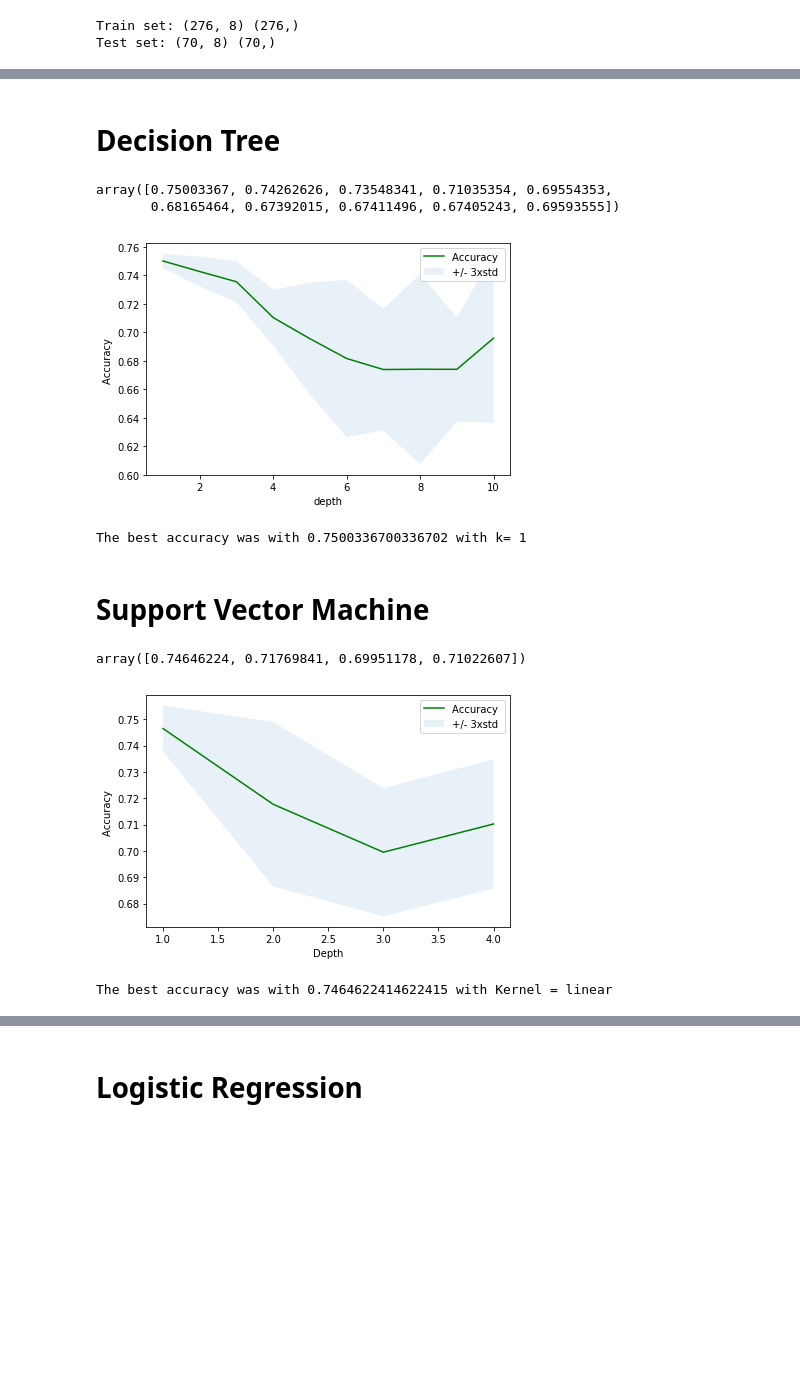
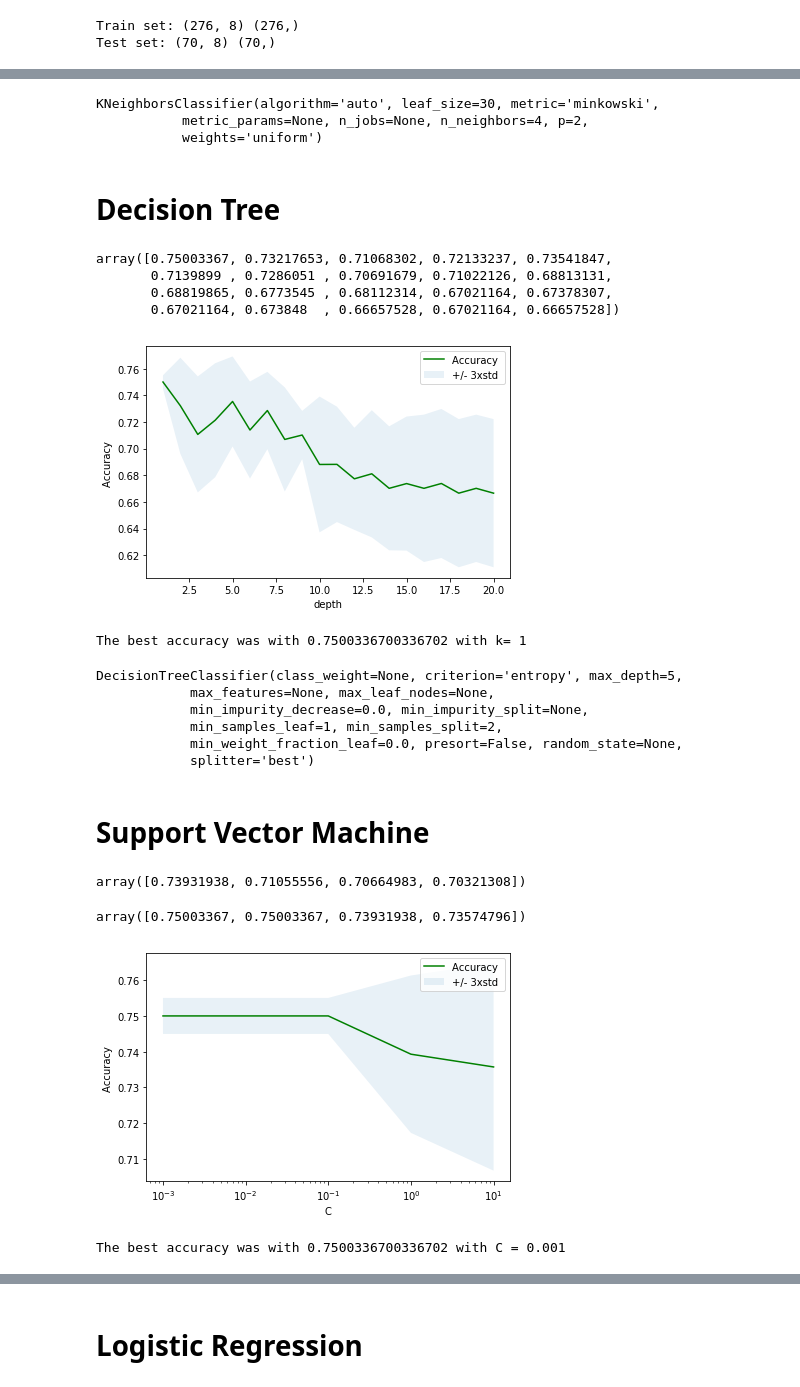
Before and after one commit to gfairhurst/IBM_capstone_project, a Jupyter notebook: Coursera_Capstone_Project.ipynb, the cells around one changed output, grey strips where cells are left out. Cells and saved outputs as stored; diff of their text form; code cells hidden in the pictures; blank space fills up the shorter version.

```diff
--- a/Coursera_Capstone_Project.ipynb
+++ b/Coursera_Capstone_Project.ipynb
@@ -241,7 +223,9 @@ X[0:5]
 | 4 | 1000 | 30 | 29 | 0 | 1 | 0 | 0 | 1 |
 # %% [markdown]
 What are our lables?
+# %%
+df['loan_status'].replace(to_replace=['PAIDOFF','COLLECTION'], value=[0,1],inplace=True)
 # %%
-y = df['loan_status'].values
-y[0:5]
+y=df.loan_status.values
+y
 # %% [output]
@@ -329,11 +327,16 @@ The best accuracy was with 0.7284102934102934 with k= 7
 # %%
-mod_knn = KNeighborsClassifier(n_neighbors = 7).fit(X_train,y_train)
+mod_knn = KNeighborsClassifier(n_neighbors = 4).fit(X,y)
+mod_knn
+# %% [output]
+KNeighborsClassifier(algorithm='auto', leaf_size=30, metric='minkowski',
+           metric_params=None, n_jobs=None, n_neighbors=4, p=2,
+           weights='uniform')
 # %% [markdown]
 # Decision Tree
 # %%
 from sklearn.tree import DecisionTreeClassifier
 # %%
-max_depth = 10
+max_depth = 20
 mean_acc = np.zeros((max_depth))
 std_acc = np.zeros((max_depth))
 
@@ -347,8 +350,10 @@ for n in range(1,max_depth+1):
 
 mean_acc
 # %% [output]
-array([0.75003367, 0.74262626, 0.73548341, 0.71035354, 0.69554353,
-       0.68165464, 0.67392015, 0.67411496, 0.67405243, 0.69593555])
+array([0.75003367, 0.73217653, 0.71068302, 0.72133237, 0.73541847,
+       0.7139899 , 0.7286051 , 0.70691679, 0.71022126, 0.68813131,
+       0.68819865, 0.6773545 , 0.68112314, 0.67021164, 0.67378307,
+       0.67021164, 0.673848  , 0.66657528, 0.67021164, 0.66657528])
 # %%
 plt.plot(range(1,max_depth+1),mean_acc,'g')
 plt.fill_between(range(1,max_depth+1),mean_acc - 1 * std_acc,mean_acc + 1 * std_acc, alpha=0.10)
@@ -359,5 +364,5 @@ plt.tight_layout()
 plt.show()
 print( "The best accuracy was with", mean_acc.max(), "with k=", mean_acc.argmax()+1)
 # %% [output]
-[figure, old version]
+[figure, new version]
 The best accuracy was with 0.7500336700336702 with k= 1
@@ -366,3 +369,14 @@ mod_tree = DecisionTreeClassifier(criterion="entropy", max_depth = 1).fit(X_trai
+# %%
+# used depth 5 as it was underfitting.
+mod_tree = DecisionTreeClassifier(criterion="entropy", max_depth = 5).fit(X,y)
+mod_tree
+# %% [output]
+DecisionTreeClassifier(class_weight=None, criterion='entropy', max_depth=5,
+            max_features=None, max_leaf_nodes=None,
+            min_impurity_decrease=0.0, min_impurity_split=None,
+            min_samples_leaf=1, min_samples_split=2,
+            min_weight_fraction_leaf=0.0, presort=False, random_state=None,
+            splitter='best')
 # %% [markdown]
 # Support Vector Machine
 # %%
@@ -381,17 +395,35 @@ for ker in range(1,len(kernels)+1):
 
 mean_acc
 # %% [output]
-array([0.74646224, 0.71769841, 0.69951178, 0.71022607])
+array([0.73931938, 0.71055556, 0.70664983, 0.70321308])
+# %%
+# we see that 'linear' is the best kernel. Now we tune C.
+cs = [0.001, 0.1, 1, 10]
+
+mean_acc = np.zeros(len(cs))
+std_acc = np.zeros(len(cs))
+for g in range(0,len(cs)):
+
+    #Train Model and Predict
+    mod_svm = svm.SVC(kernel='linear', C = cs[g])
+    cv_scores = cross_val_score(mod_svm, X_train, y_train, cv=5)
+    mean_acc[g] = np.mean(cv_scores)
+    std_acc[g] = np.std(cv_scores)
+
+mean_acc
+# %% [output]
+array([0.75003367, 0.75003367, 0.73931938, 0.73574796])
 # %%
-plt.plot(range(1,len(kernels)+1),mean_acc,'g')
-plt.fill_between(range(1,len(kernels)+1),mean_acc - 1 * std_acc,mean_acc + 1 * std_acc, alpha=0.10)
+plt.plot(cs,mean_acc,'g',)
+plt.fill_between(cs,mean_acc - 1 * std_acc,mean_acc + 1 * std_acc, alpha=0.10)
 plt.legend(('Accuracy ', '+/- 3xstd'))
 plt.ylabel('Accuracy ')
-plt.xlabel('Depth')
+plt.xlabel('C')
+plt.xscale('log')
 plt.tight_layout()
 plt.show()
-print( "The best accuracy was with", mean_acc.max(), "with Kernel =", kernels[mean_acc.argmax()])
+print( "The best accuracy was with", mean_acc.max(), "with C =", cs[mean_acc.argmax()])
 # %% [output]
-[figure, old version]
+[figure, new version]
-The best accuracy was with 0.7464622414622415 with Kernel = linear
+The best accuracy was with 0.7500336700336702 with C = 0.001
 # %%
```
Also changed, not shown: parts of 24 cells of this notebook.
